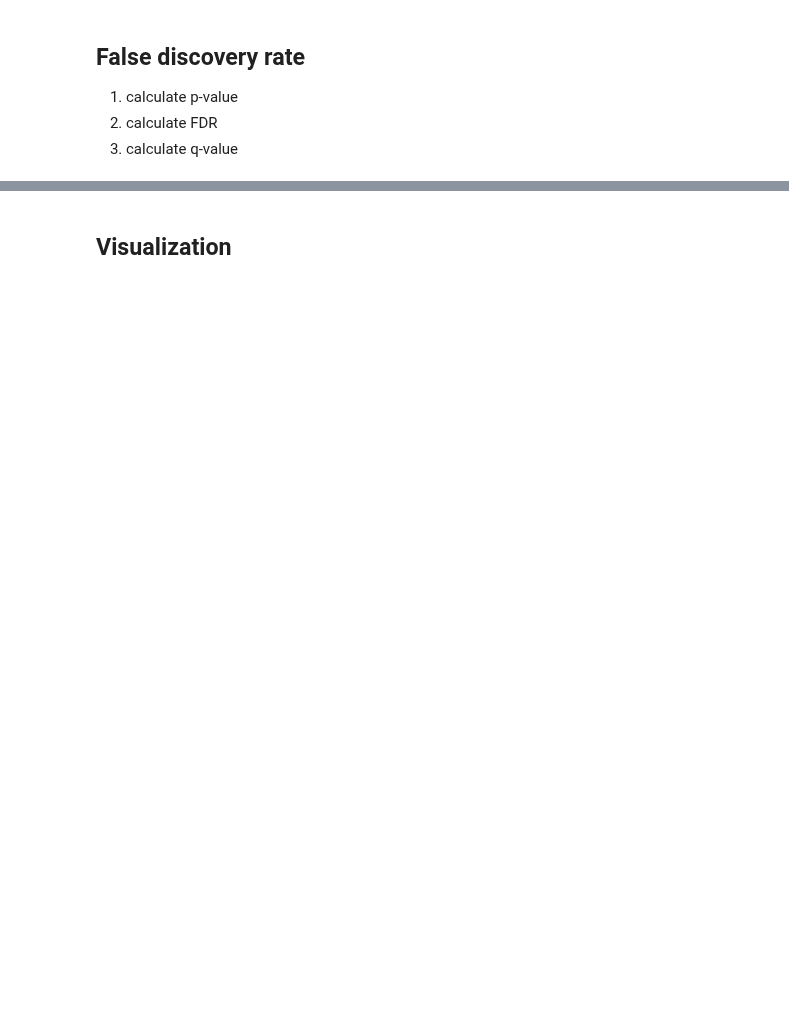
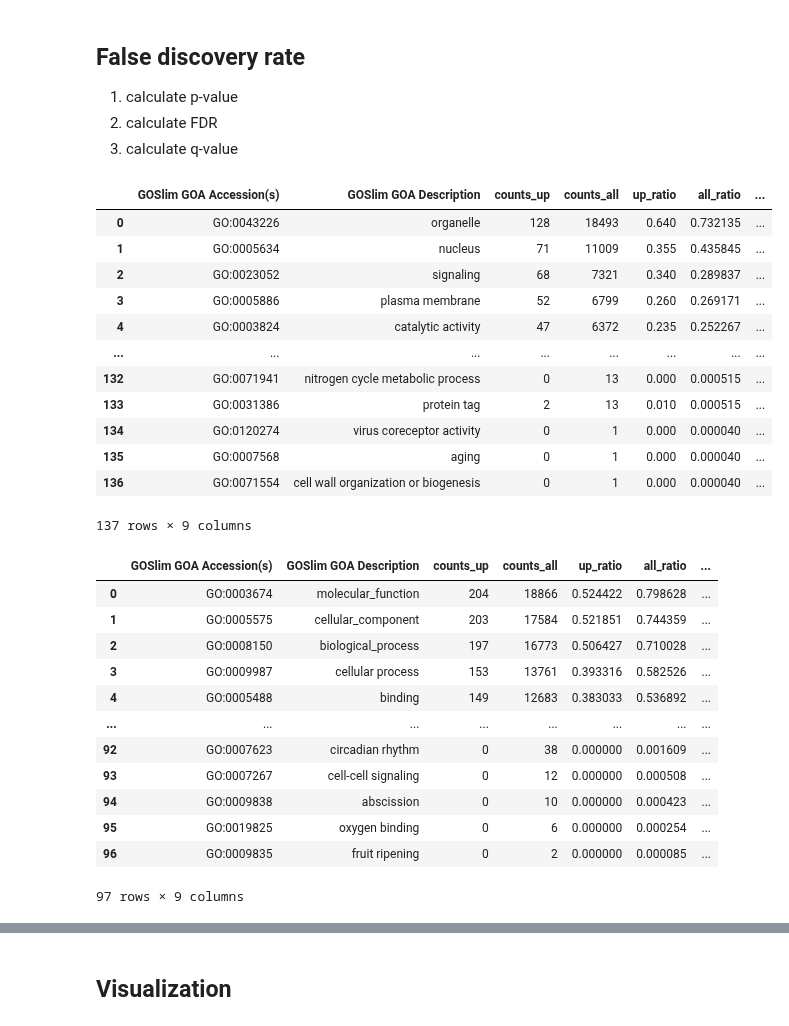
Before and after one commit to yonezawa-sora/pycircos_comaparative_species, a Jupyter notebook: goslim_enrichment/goslim_enrichment.ipynb, the cells around one changed output, grey strips where cells are left out. Cells and saved outputs as stored; diff of their text form; code cells hidden in the pictures; blank space fills up the shorter version.

```diff
--- a/goslim_enrichment/goslim_enrichment.ipynb
+++ b/goslim_enrichment/goslim_enrichment.ipynb
@@ -216,39 +246,68 @@ display(rice_goslim_enrichment)
 2. calculate FDR
 3. calculate q-value
 # %%
-def calculate_p_q_values(df_enrichment):
-    """_summary_
-
-    Args:
-        df_enrichment (dataframe): _description_
-
-    Returns:
-        _type_: _description_
-    """
+def calculate_p_q_values(df_enrichment, unique_genes_up, unique_genes_all, file_name: str):
     p_values = []
     df_enrichment['counts_up'] = df_enrichment['counts_up'].astype(int) # float(0.0) to int(0)
-    total_all_genes = df_enrichment['counts_all'].sum()
-    total_up_genes = df_enrichment['counts_up'].sum()
-
+    # 観測された発現上昇遺伝子とGOタームの関連が偶然によるものでないという証拠の強さを表している
     for index, row in df_enrichment.iterrows():
         if row['counts_up'] == 0:
             p_values.append(1.0)
         else:
-            observed_up = row['counts_up']
-            observed_all = row['counts_all']
-            observed_not_up = observed_all - observed_up
-            total_not_up_genes = total_all_genes - total_up_genes
-
-            _, p_value = fisher_exact([[observed_up, total_up_genes - observed_up],
-                                        [observed_not_up, total_not_up_genes - observed_not_up]],
-                                        alternative='greater')
+            observed_up_genes = row['counts_up'] # create contingency table
+            observed_all_genes = row['counts_all']
+            observed_not_up_genes = observed_all_genes - observed_up_genes
+            total_not_up_genes = unique_genes_all - unique_genes_up
+            table = [
+            [observed_up_genes, unique_genes_up - observed_up_genes],
+            [observed_not_up_genes, total_not_up_genes - observed_not_up_genes]
+            ]
+            _, p_value = fisher_exact(table, alternative='greater')
             p_values.append(p_value)
 
     _, q_values, _, _ = multipletests(p_values,
                                       alpha=0.05,
                                       method='fdr_bh')
 
     df_enrichment['p_value'] = p_values
     df_enrichment['q_value'] = q_values
 
+    results_directory = './goslim_q_values'
+    os.makedirs(results_directory, exist_ok=True)
+    df_enrichment.to_csv(f'{results_directory}/{file_name}', sep='\t', index=False)
+
     return df_enrichment
+
+
+human_goslim_enrichment_with_p_q = calculate_p_q_values(human_goslim_enrichment, human_unique_genes_up, human_unique_genes_all, 'human_goslim_enrichment_with_p_q.tsv')
+rice_goslim_enrichment_with_p_q = calculate_p_q_values(rice_goslim_enrichment, rice_unique_genes_up, rice_unique_genes_all, 'rice_goslim_enrichment_with_p_q.tsv')
+
+display(human_goslim_enrichment_with_p_q)
+display(rice_goslim_enrichment_with_p_q)
+# %% [output]
+|  | GOSlim GOA Accession(s) | GOSlim GOA Description | counts_up | counts_all | up_ratio | all_ratio | ... |
+| 0 | GO:0043226 | organelle | 128 | 18493 | 0.640 | 0.732135 | ... |
+| 1 | GO:0005634 | nucleus | 71 | 11009 | 0.355 | 0.435845 | ... |
+| 2 | GO:0023052 | signaling | 68 | 7321 | 0.340 | 0.289837 | ... |
+| 3 | GO:0005886 | plasma membrane | 52 | 6799 | 0.260 | 0.269171 | ... |
+| 4 | GO:0003824 | catalytic activity | 47 | 6372 | 0.235 | 0.252267 | ... |
+| ... | ... | ... | ... | ... | ... | ... | ... |
+| 132 | GO:0071941 | nitrogen cycle metabolic process | 0 | 13 | 0.000 | 0.000515 | ... |
+| 133 | GO:0031386 | protein tag | 2 | 13 | 0.010 | 0.000515 | ... |
+| 134 | GO:0120274 | virus coreceptor activity | 0 | 1 | 0.000 | 0.000040 | ... |
+| 135 | GO:0007568 | aging | 0 | 1 | 0.000 | 0.000040 | ... |
+| 136 | GO:0071554 | cell wall organization or biogenesis | 0 | 1 | 0.000 | 0.000040 | ... |
+137 rows × 9 columns
+|  | GOSlim GOA Accession(s) | GOSlim GOA Description | counts_up | counts_all | up_ratio | all_ratio | ... |
+| 0 | GO:0003674 | molecular_function | 204 | 18866 | 0.524422 | 0.798628 | ... |
+| 1 | GO:0005575 | cellular_component | 203 | 17584 | 0.521851 | 0.744359 | ... |
+| 2 | GO:0008150 | biological_process | 197 | 16773 | 0.506427 | 0.710028 | ... |
+| 3 | GO:0009987 | cellular process | 153 | 13761 | 0.393316 | 0.582526 | ... |
+| 4 | GO:0005488 | binding | 149 | 12683 | 0.383033 | 0.536892 | ... |
+| ... | ... | ... | ... | ... | ... | ... | ... |
+| 92 | GO:0007623 | circadian rhythm | 0 | 38 | 0.000000 | 0.001609 | ... |
+| 93 | GO:0007267 | cell-cell signaling | 0 | 12 | 0.000000 | 0.000508 | ... |
+| 94 | GO:0009838 | abscission | 0 | 10 | 0.000000 | 0.000423 | ... |
+| 95 | GO:0019825 | oxygen binding | 0 | 6 | 0.000000 | 0.000254 | ... |
+| 96 | GO:0009835 | fruit ripening | 0 | 2 | 0.000000 | 0.000085 | ... |
+97 rows × 9 columns
```
Also changed, not shown: parts of 8 cells of this notebook, 14 other files.
